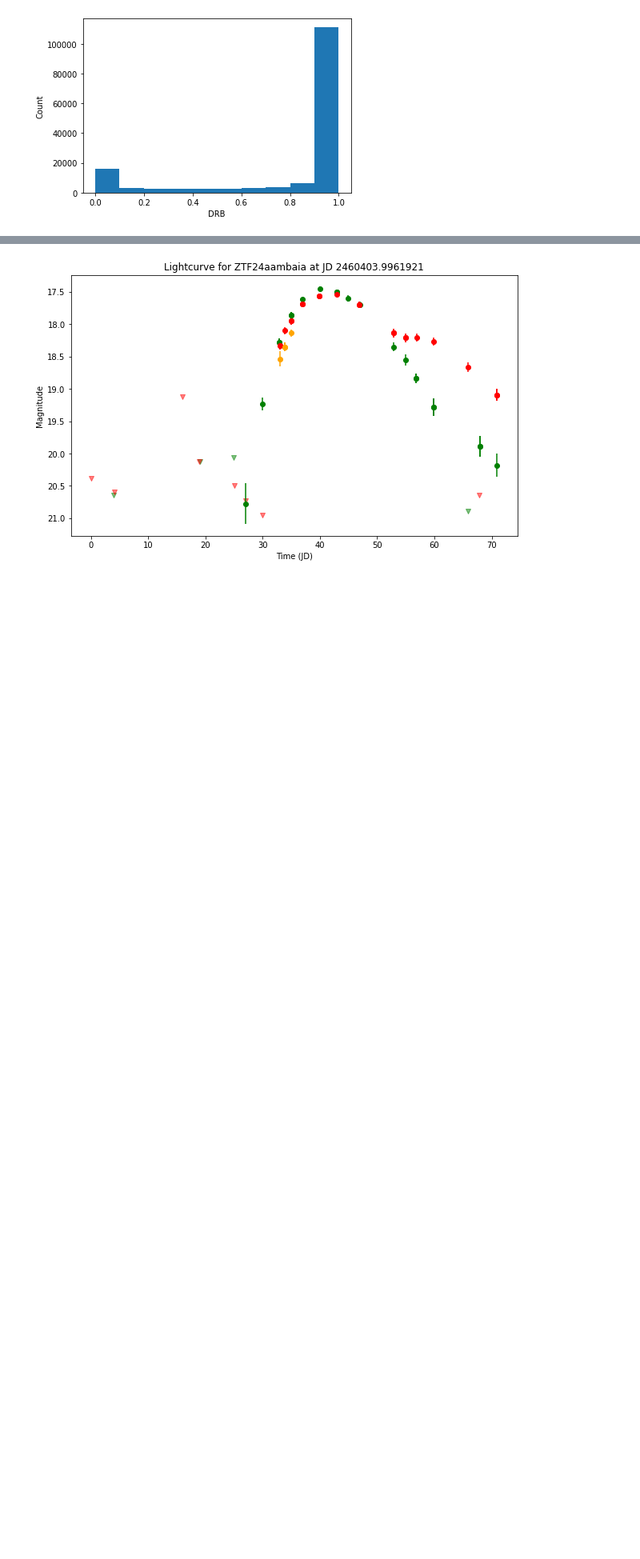
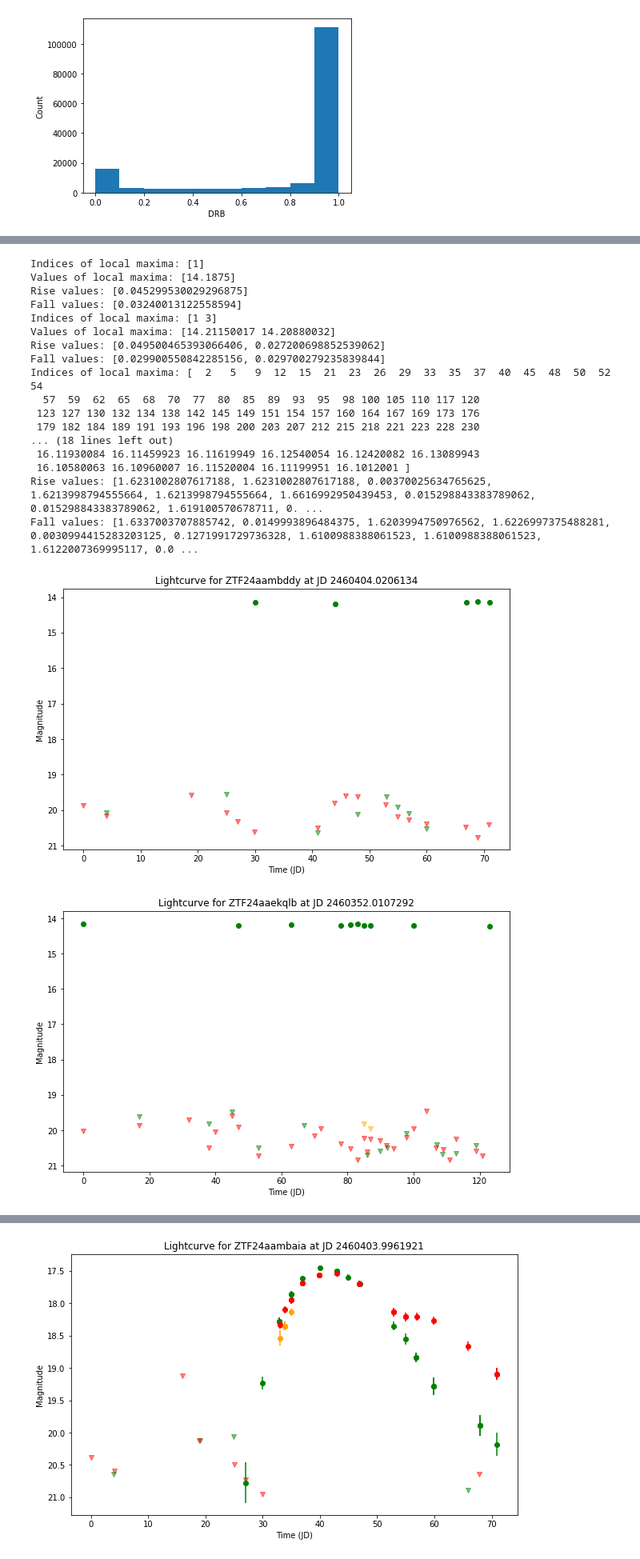
Before and after one commit to ricco-hub/ztf_summer_school_2024, a Jupyter notebook: lectures/01/ztf_alert_filtering.ipynb, the cells around one changed output, grey strips where cells are left out. Shown: that part at 80% size. Drawn from its saved outputs; the diff is of its cells as text; code cells hidden in the pictures; blank space fills up the shorter version.

```diff
--- a/lectures/01/ztf_alert_filtering.ipynb
+++ b/lectures/01/ztf_alert_filtering.ipynb
@@ -377,0 +364,62 @@ star_filter
+# %%
+# filter transients by rise/fall of signal
+object_id = star_filter['objectId']
+for i in range(len(object_id)):
+    lc = get_lightcurve(star_filter[star_filter['objectId'] == object_id.iloc[i]].iloc[0])
+    data = lc['magpsf']
+    # Drop NaN values and keep the original indices
+    clean_data = data.dropna()
+    clean_indices = clean_data.index
+
+    # Convert to NumPy array
+    clean_data_values = clean_data.values
+
+    local_maxima_indices = argrelextrema(clean_data_values, np.greater)[0]
+
+    # Compute rise and fall for each local maximum
+    rises = []
+    falls = []
+
+    for index in local_maxima_indices:
+        if index > 0:  # Ensure there is a previous point
+            rise = clean_data_values[index] - clean_data_values[index - 1]
+        else:
+            rise = np.nan  # No previous point
+
+        if index < len(clean_data_values) - 1:  # Ensure there is a next point
+            fall = clean_data_values[index] - clean_data_values[index + 1]
+        else:
+            fall = np.nan  # No next point
+
+        rises.append(rise)
+        falls.append(fall)
+
+    if len(local_maxima_indices) == 0:
+        continue
+    else:
+        print("Indices of local maxima:", local_maxima_indices)
+        print("Values of local maxima:", clean_data_values[local_maxima_indices])
+        print("Rise values:", rises)
+        print("Fall values:", falls)
+
+        plot_lightcurve(lc)
+# %% [output]
+Indices of local maxima: [1]
+Values of local maxima: [14.1875]
+Rise values: [0.045299530029296875]
+Fall values: [0.03240013122558594]
+Indices of local maxima: [1 3]
+Values of local maxima: [14.21150017 14.20880032]
+Rise values: [0.049500465393066406, 0.027200698852539062]
+Fall values: [0.029900550842285156, 0.029700279235839844]
+Indices of local maxima: [  2   5   9  12  15  21  23  26  29  33  35  37  40  45  48  50  52  54
+  57  59  62  65  68  70  77  80  85  89  93  95  98 100 105 110 117 120
+ 123 127 130 132 134 138 142 145 149 151 154 157 160 164 167 169 173 176
+ 179 182 184 189 191 193 196 198 200 203 207 212 215 218 221 223 228 230
+... (18 lines left out)
+ 16.11930084 16.11459923 16.11619949 16.12540054 16.12420082 16.13089943
+ 16.10580063 16.10960007 16.11520004 16.11199951 16.1012001 ]
+Rise values: [1.6231002807617188, 1.6231002807617188, 0.00370025634765625, 1.6213998794555664, 1.6213998794555664, 1.6616992950439453, 0.015298843383789062, 0.015298843383789062, 1.619100570678711, 0. ...
+Fall values: [1.6337003707885742, 0.0149993896484375, 1.6203994750976562, 1.6226997375488281, 0.0030994415283203125, 0.1271991729736328, 1.6100988388061523, 1.6100988388061523, 1.6122007369995117, 0.0 ...
+[figure, added]
+[figure, added]
```
Also changed, not shown: parts of 9 cells of this notebook.
